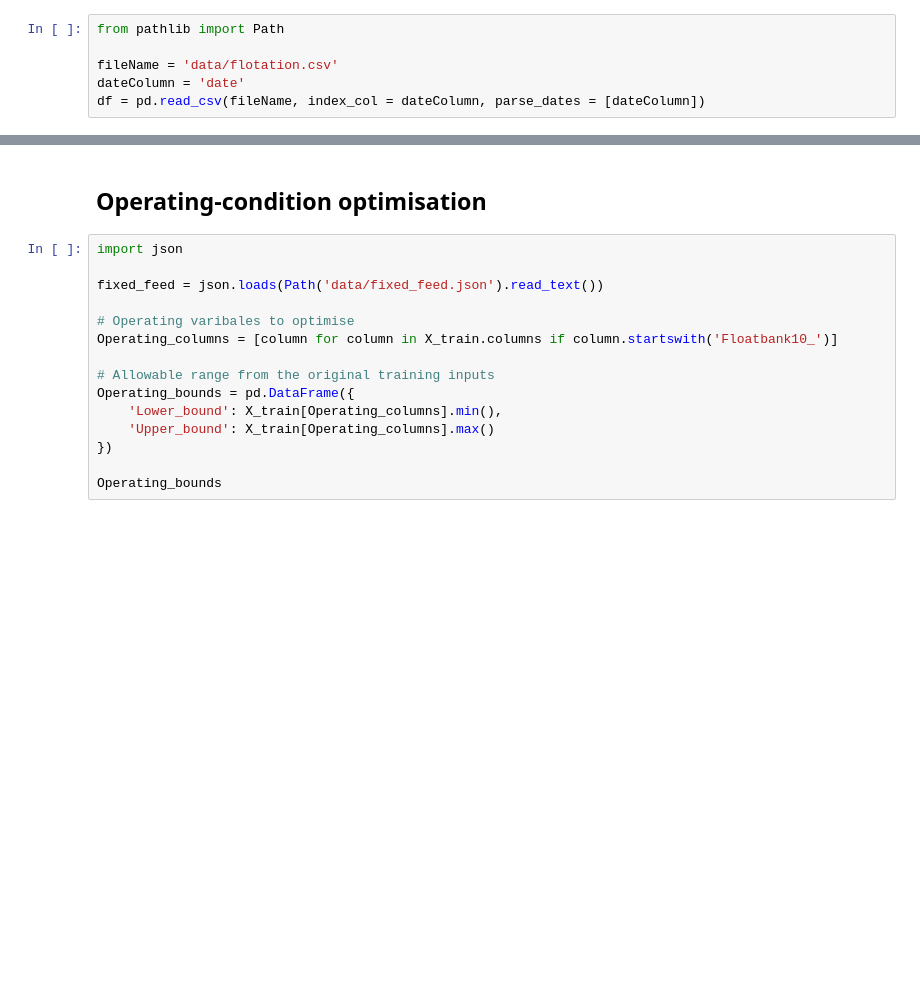
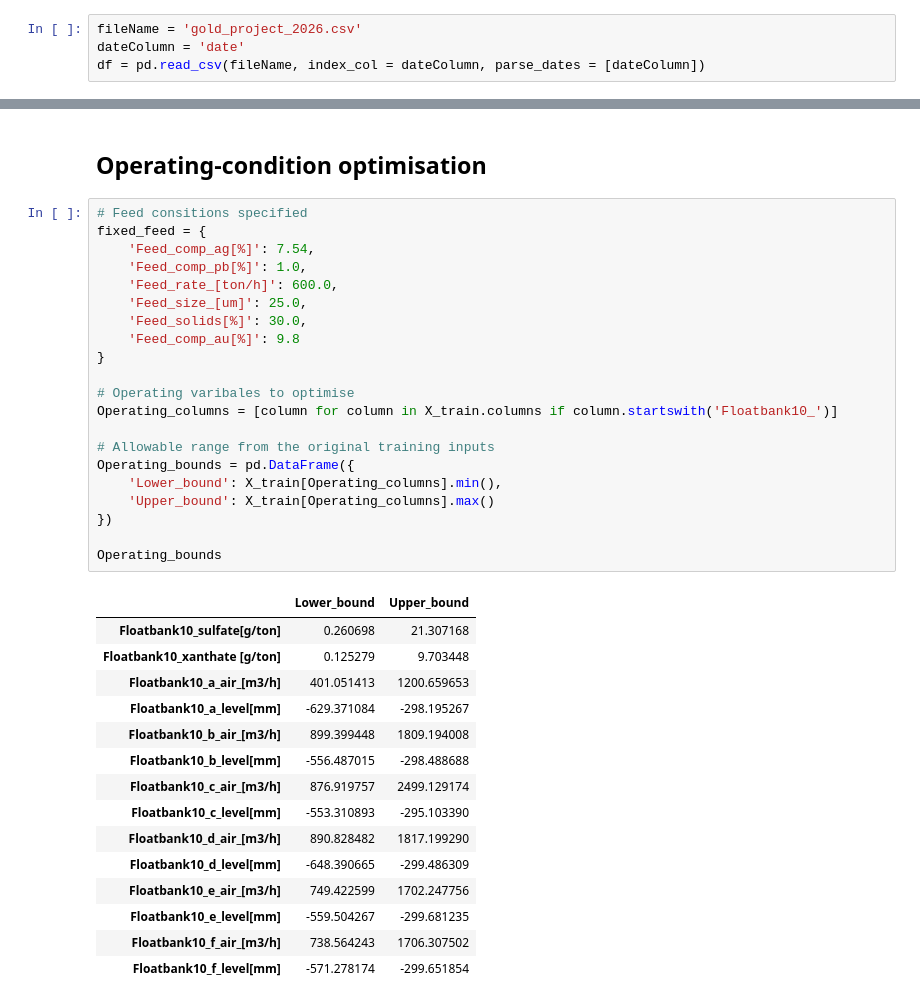
Before and after one commit to LisakhanyaSijeku/gold-recovery-prediction, a Jupyter notebook: gold_recovery.ipynb, the cells around one changed output, grey strips where cells are left out. Saved outputs shown, nothing was run; the diff lists cells and outputs as text; blank space fills up the shorter version.

Commit message:
Restore original dataset, notebook results, and fixed feed values

```diff
--- a/gold_recovery.ipynb
+++ b/gold_recovery.ipynb
@@ -16,9 +14,7 @@ from sklearn.metrics import r2_score
 from sklearn.inspection import permutation_importance
 from scipy.optimize import linprog
 # %%
-from pathlib import Path
-
-fileName = 'data/flotation.csv'
+fileName = 'gold_project_2026.csv'
 dateColumn = 'date'
 df = pd.read_csv(fileName, index_col = dateColumn, parse_dates = [dateColumn])
 # %% [markdown]
@@ -479,20 +721,42 @@ plt.show()
 # %% [markdown]
 ## Operating-condition optimisation
 # %%
-import json
-
-fixed_feed = json.loads(Path('data/fixed_feed.json').read_text())
+# Feed consitions specified
+fixed_feed = {
+    'Feed_comp_ag[%]': 7.54,
+    'Feed_comp_pb[%]': 1.0,
+    'Feed_rate_[ton/h]': 600.0,
+    'Feed_size_[um]': 25.0,
+    'Feed_solids[%]': 30.0,
+    'Feed_comp_au[%]': 9.8
+}
 
 # Operating varibales to optimise
 Operating_columns = [column for column in X_train.columns if column.startswith('Floatbank10_')]
 
 # Allowable range from the original training inputs
 Operating_bounds = pd.DataFrame({
     'Lower_bound': X_train[Operating_columns].min(),
     'Upper_bound': X_train[Operating_columns].max()
 })
 
 Operating_bounds
+# %% [output]
+|  | Lower_bound | Upper_bound |
+| Floatbank10_sulfate[g/ton] | 0.260698 | 21.307168 |
+| Floatbank10_xanthate [g/ton] | 0.125279 | 9.703448 |
+| Floatbank10_a_air_[m3/h] | 401.051413 | 1200.659653 |
+| Floatbank10_a_level[mm] | -629.371084 | -298.195267 |
+| Floatbank10_b_air_[m3/h] | 899.399448 | 1809.194008 |
+| Floatbank10_b_level[mm] | -556.487015 | -298.488688 |
+| Floatbank10_c_air_[m3/h] | 876.919757 | 2499.129174 |
+| Floatbank10_c_level[mm] | -553.310893 | -295.103390 |
+| Floatbank10_d_air_[m3/h] | 890.828482 | 1817.199290 |
+| Floatbank10_d_level[mm] | -648.390665 | -299.486309 |
+| Floatbank10_e_air_[m3/h] | 749.422599 | 1702.247756 |
+| Floatbank10_e_level[mm] | -559.504267 | -299.681235 |
+| Floatbank10_f_air_[m3/h] | 738.564243 | 1706.307502 |
+| Floatbank10_f_level[mm] | -571.278174 | -299.651854 |
 # %%
 # Convert fitted coefficients to original input units
 original_coefficients = pd.Series(selected_model.coef_ / scaler.scale_, index = X_train.columns)
```
Also changed, not shown: parts of 31 cells of this notebook, 3 other files.
